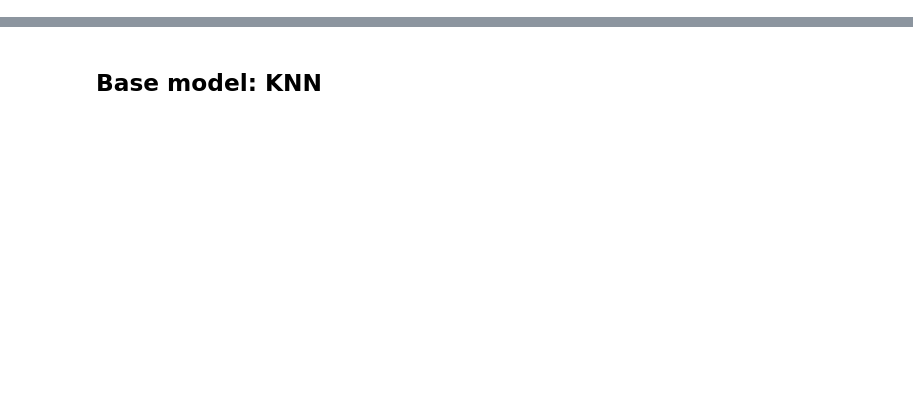
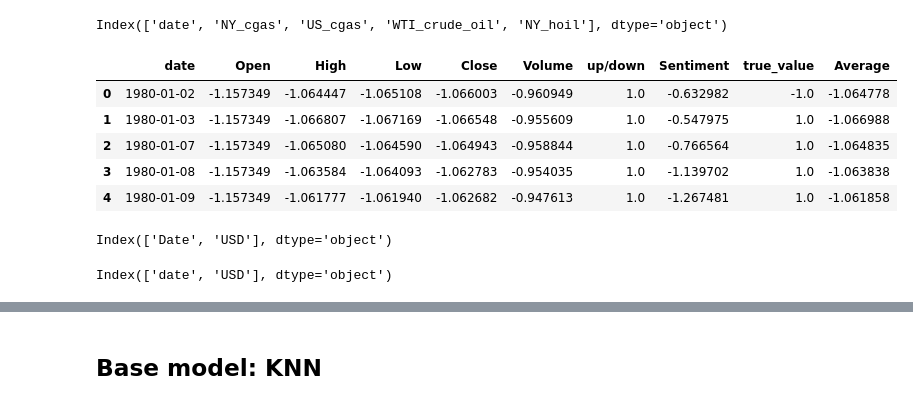
Before and after one commit to COGS118A/Group019-Sp22, a Jupyter notebook: Final_results.ipynb, the cells around one changed output, grey strips where cells are left out. Cells and saved outputs as stored; diff of their text form; code cells hidden in the pictures; blank space fills up the shorter version.

```diff
--- a/Final_results.ipynb
+++ b/Final_results.ipynb
@@ -15,0 +45,37 @@ import seaborn as sns
+# %%
+energy_df.rename(columns={"Date": "date"},inplace=True)
+energy_df.columns
+# %% [output]
+Index(['date', 'NY_cgas', 'US_cgas', 'WTI_crude_oil', 'NY_hoil'], dtype='object')
+# %%
+#NOTE: I'm adding an "average" column to use for data visualization (since I didn't want the pairplot to
+#have Open, high, low, close. I just wanted one average to summarize these four variables to avoid
+#the pairplot from getting too crowded). I'm not sure if the average is the same as the calculation before
+#the standardizer we used but I think it should be fine since it's a linear transformation.
+
+temp = []
+for i in range(len(new_sp_df)):
+    avg = (new_sp_df['High'][i] + new_sp_df['Low'][i])/2
+    temp.append(avg)
+
+new_sp_df['Average'] = temp
+new_sp_df.head()
+# %% [output]
+|  | date | Open | High | Low | Close | Volume | up/down | Sentiment | true_value | Average |
+| 0 | 1980-01-02 | -1.157349 | -1.064447 | -1.065108 | -1.066003 | -0.960949 | 1.0 | -0.632982 | -1.0 | -1.064778 |
+| 1 | 1980-01-03 | -1.157349 | -1.066807 | -1.067169 | -1.066548 | -0.955609 | 1.0 | -0.547975 | 1.0 | -1.066988 |
+| 2 | 1980-01-07 | -1.157349 | -1.065080 | -1.064590 | -1.064943 | -0.958844 | 1.0 | -0.766564 | 1.0 | -1.064835 |
+| 3 | 1980-01-08 | -1.157349 | -1.063584 | -1.064093 | -1.062783 | -0.954035 | 1.0 | -1.139702 | 1.0 | -1.063838 |
+| 4 | 1980-01-09 | -1.157349 | -1.061777 | -1.061940 | -1.062682 | -0.947613 | 1.0 | -1.267481 | 1.0 | -1.061858 |
+# %%
+#only USD
+gold_df = gold_df[['Date','USD']]
+gold_df.columns
+# %% [output]
+Index(['Date', 'USD'], dtype='object')
+# %%
+#rename columm
+gold_df.rename(columns = {'Date':'date'}, inplace = True)
+gold_df.columns
+# %% [output]
+Index(['date', 'USD'], dtype='object')
```
Also changed, not shown: parts of 25 cells of this notebook, 7 other files.
